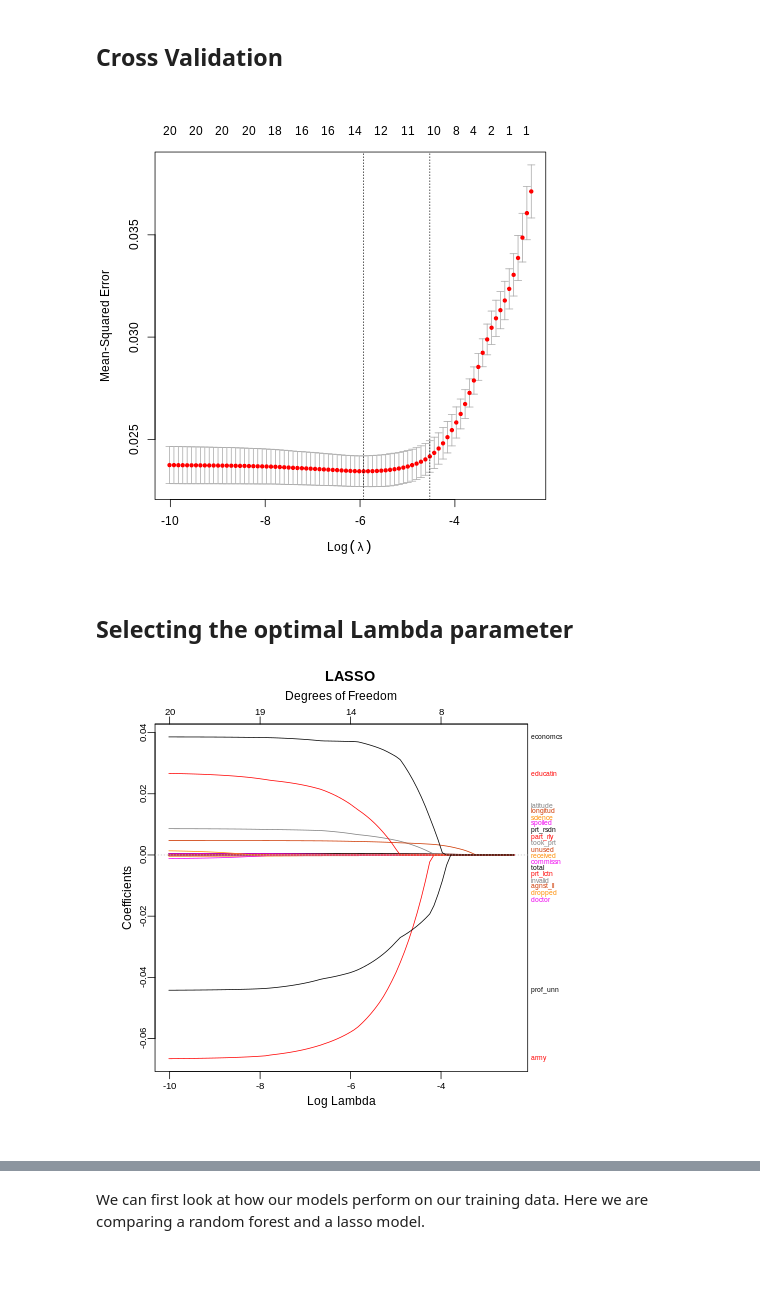
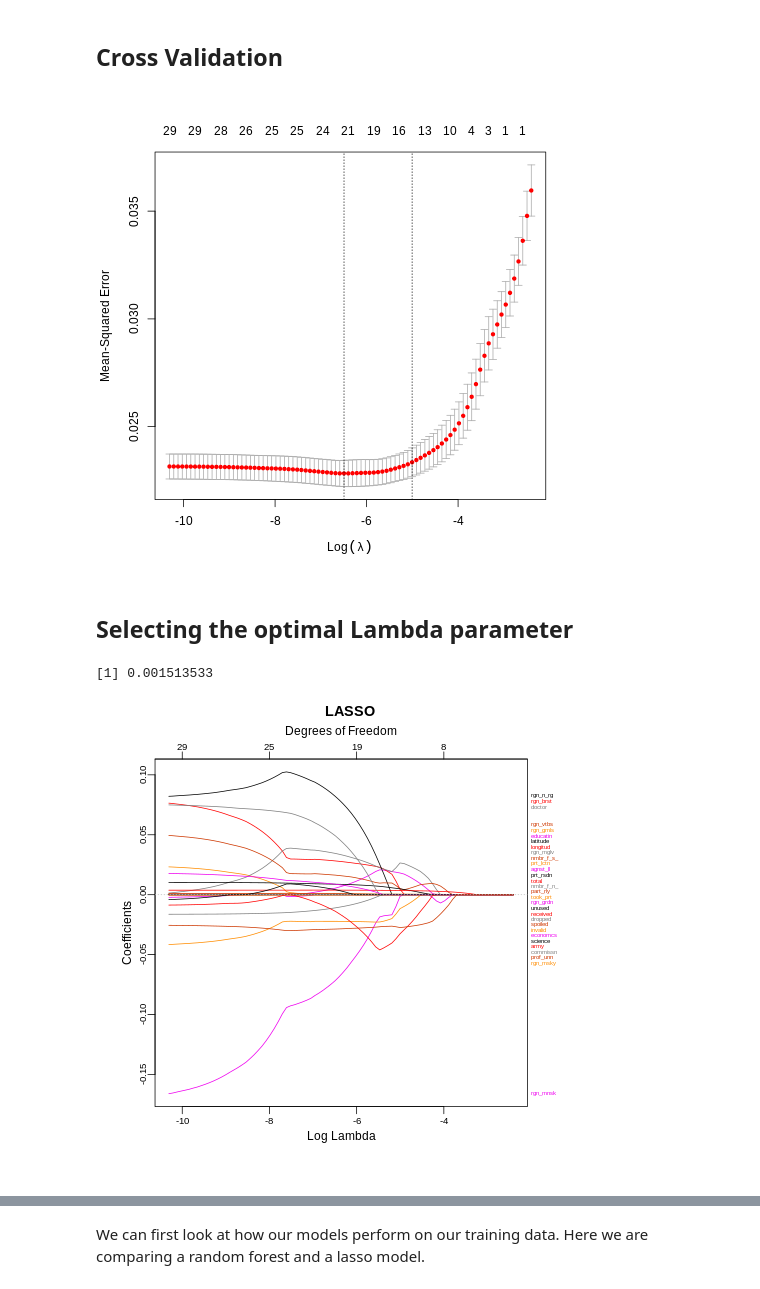
Before and after one commit to danielsaggau/Elections-Belarus, a Jupyter notebook: Belarus_ML_Full_Analysis.ipynb, the cells around one changed output, grey strips where cells are left out. Saved outputs shown, nothing was run; the diff lists cells and outputs as text; code cells hidden in the pictures.

```diff
--- a/Belarus_ML_Full_Analysis.ipynb
+++ b/Belarus_ML_Full_Analysis.ipynb
@@ -396,12 +242,15 @@ Group variables            None
 # %%
 %%R
+data = read_excel("df_merge_d.xlsx")
+data = select(data, -c("Dmitriev","Kanopatskaya","Lukashenko","Tikhanovskaya","Cherechen")) # removing other candidate votes
+colnames(data)[1:12] = c("total", "received","took_part","part_early","part_residence","part_electionday", "dropped","against_all","invalid","commission","spoiled","unused")
+data = data[c(24:31,1:23)] # reorder variables
+data = data[c(30, 1:29, 31)]
 
 p = ncol(data) -1
 n <- nrow(data)
-
 ind_train = sample(x = 1:n, size = ceiling(0.66 * n))
 set_train = data[ind_train,]
 ind_test = setdiff(x=1:n, ind_train)
 set_test = data[ind_test,]
-skim(set_train)
 # %% [output]
@@ -480,18 +298,21 @@ model_lasso = glmnet(x = as.matrix(set_train[,-(p+1)]), y = set_train$lukashenko
 ## Cross Validation
 # %%
 %%R
-cv<-cv.glmnet(as.matrix(set_train[-(p+1)]), set_train$lukashenko_share,nfolds = 3)
+cv<-cv.glmnet(as.matrix(set_train[-(p+1)]), y= set_train$lukashenko_share,alpha =1, nfolds = 3)
 plot(cv)
 # %% [output]
-[figure, old version]
+[figure, new version]
 # %% [markdown]
 ## Selecting the optimal Lambda parameter
 # %%
 %%R
+
 lambda_lasso = cv.glmnet(x = as.matrix(set_train[,-(p+1)]),y = set_train$lukashenko_share, alpha =1)$lambda.min
 
 # Plot log lambda
 plot_glmnet(x = model_lasso, label = TRUE, xvar = "lambda")
 title(main = "LASSO", line = 3)
+lambda_lasso
 # %% [output]
+[1] 0.001513533
-[figure, old version]
+[figure, new version]
```
Also changed, not shown: parts of 51 cells of this notebook.
